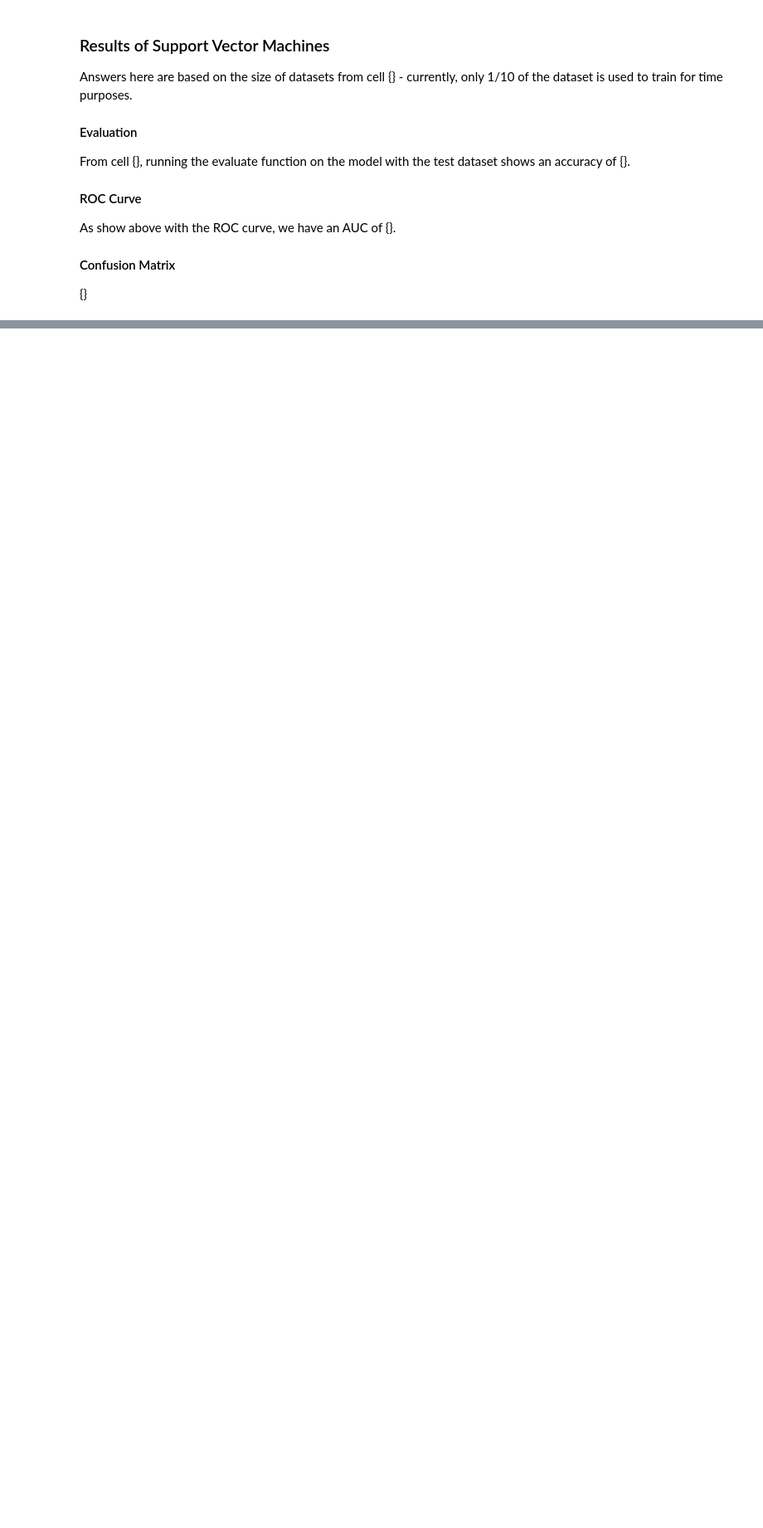
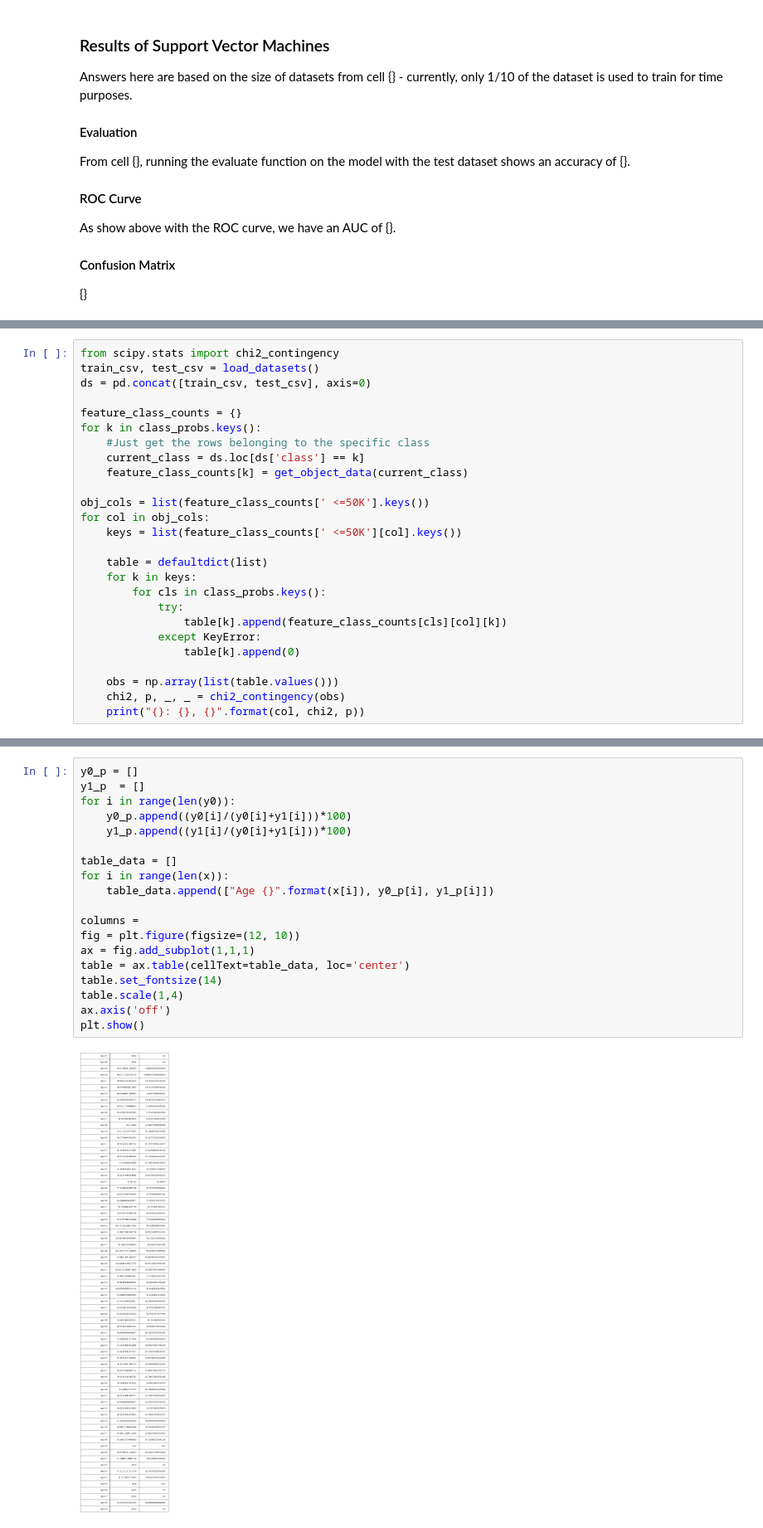
Before and after one commit to mrmattkennedy/Aunalytics-Data-Science, a Jupyter notebook: Aunalytics - Data Science - Matt Kennedy-checkpoint.ipynb, the cells around one changed output, grey strips where cells are left out. Shown: that part at 83% size. Saved outputs shown, nothing was run; the diff lists cells and outputs as text; blank space fills up the shorter version.

```diff
--- a/Aunalytics - Data Science - Matt Kennedy-checkpoint.ipynb
+++ b/Aunalytics - Data Science - Matt Kennedy-checkpoint.ipynb
@@ -473,0 +476,26 @@ As show above with the ROC curve, we have an AUC of {}.
+# %%
+from scipy.stats import chi2_contingency
+train_csv, test_csv = load_datasets()
+ds = pd.concat([train_csv, test_csv], axis=0)
+
+feature_class_counts = {}
+for k in class_probs.keys():
+    #Just get the rows belonging to the specific class
+    current_class = ds.loc[ds['class'] == k]
+    feature_class_counts[k] = get_object_data(current_class)
+
+obj_cols = list(feature_class_counts[' <=50K'].keys())
+for col in obj_cols:
+    keys = list(feature_class_counts[' <=50K'][col].keys())
+
+    table = defaultdict(list)
+    for k in keys:
+        for cls in class_probs.keys():
+            try:
+                table[k].append(feature_class_counts[cls][col][k])
+            except KeyError:
+                table[k].append(0)
+
+    obs = np.array(list(table.values()))
+    chi2, p, _, _ = chi2_contingency(obs)
+    print("{}: {}, {}".format(col, chi2, p))
@@ -473,0 +541,21 @@ As show above with the ROC curve, we have an AUC of {}.
+# %%
+y0_p = []
+y1_p  = []
+for i in range(len(y0)):
+    y0_p.append((y0[i]/(y0[i]+y1[i]))*100)
+    y1_p.append((y1[i]/(y0[i]+y1[i]))*100)
+
+table_data = []
+for i in range(len(x)):
+    table_data.append(["Age {}".format(x[i]), y0_p[i], y1_p[i]])
+
+columns =
+fig = plt.figure(figsize=(12, 10))
+ax = fig.add_subplot(1,1,1)
+table = ax.table(cellText=table_data, loc='center')
+table.set_fontsize(14)
+table.scale(1,4)
+ax.axis('off')
+plt.show()
+# %% [output]
+[figure, added]
```
Also changed, not shown: parts of 12 cells of this notebook.
